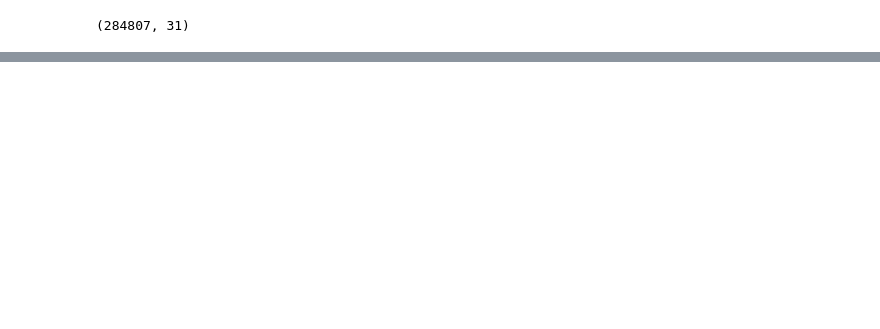
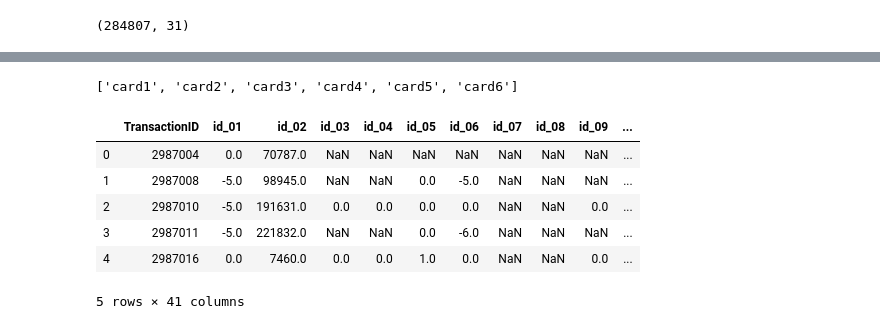
Before and after one commit to CooHee/Bank-Statement-Analyser, a Jupyter notebook: credit_card_fraud_detection.ipynb, the cells around one changed output, grey strips where cells are left out. Drawn from its saved outputs; the diff is of its cells as text; code cells hidden in the pictures; blank space fills up the shorter version.

```diff
--- a/credit_card_fraud_detection.ipynb
+++ b/credit_card_fraud_detection.ipynb
@@ -221,0 +317,31 @@ Total number of transactions:  984
+# %%
+#for card1-card6
+def create_col_name(base_str, start_int, end_int):
+    return [base_str+ str(i) for i in range(start_int, end_int+1)]
+# %%
+create_col_name('card', 1,6)
+# %% [output]
+['card1', 'card2', 'card3', 'card4', 'card5', 'card6']
+# %%
+cat_cols = (['ProductCD'] + create_col_name('card',1,6) + ['addr1','addr2', 'P_emaildomain', 'R_emaildomain'] +
+           create_col_name('M',1,9) + ['DeviceType','DeviceInfo'] + create_col_name('id_',12,38))
+
+#extract unused features
+id_cols = ['TransactionID', 'TransactionDT']
+
+target = 'isFraud'
+# %%
+type_map = {c: str for c in cat_cols + id_cols}
+# %%
+df_train_id = pd.read_csv('ieee-fraud-detection/train_identity.csv',dtype=type_map)
+df_train_transaction = pd.read_csv('ieee-fraud-detection/train_transaction.csv',dtype=type_map)
+# %%
+df_train_id.head()
+# %% [output]
+|  | TransactionID | id_01 | id_02 | id_03 | id_04 | id_05 | id_06 | id_07 | id_08 | id_09 | ... |
+| 0 | 2987004 | 0.0 | 70787.0 | NaN | NaN | NaN | NaN | NaN | NaN | NaN | ... |
+| 1 | 2987008 | -5.0 | 98945.0 | NaN | NaN | 0.0 | -5.0 | NaN | NaN | NaN | ... |
+| 2 | 2987010 | -5.0 | 191631.0 | 0.0 | 0.0 | 0.0 | 0.0 | NaN | NaN | 0.0 | ... |
+| 3 | 2987011 | -5.0 | 221832.0 | NaN | NaN | 0.0 | -6.0 | NaN | NaN | NaN | ... |
+| 4 | 2987016 | 0.0 | 7460.0 | 0.0 | 0.0 | 1.0 | 0.0 | NaN | NaN | 0.0 | ... |
+5 rows × 41 columns
```
Also changed, not shown: parts of 71 cells of this notebook.
